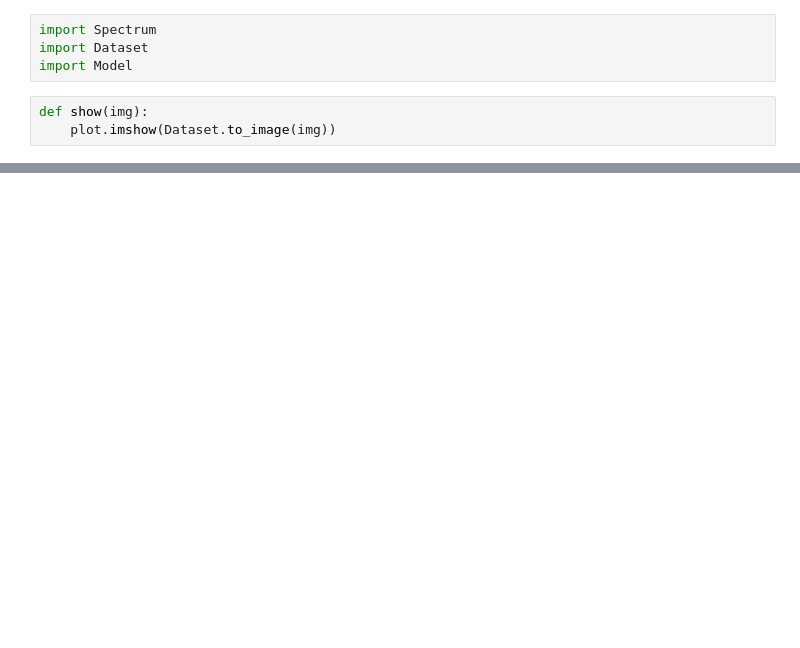
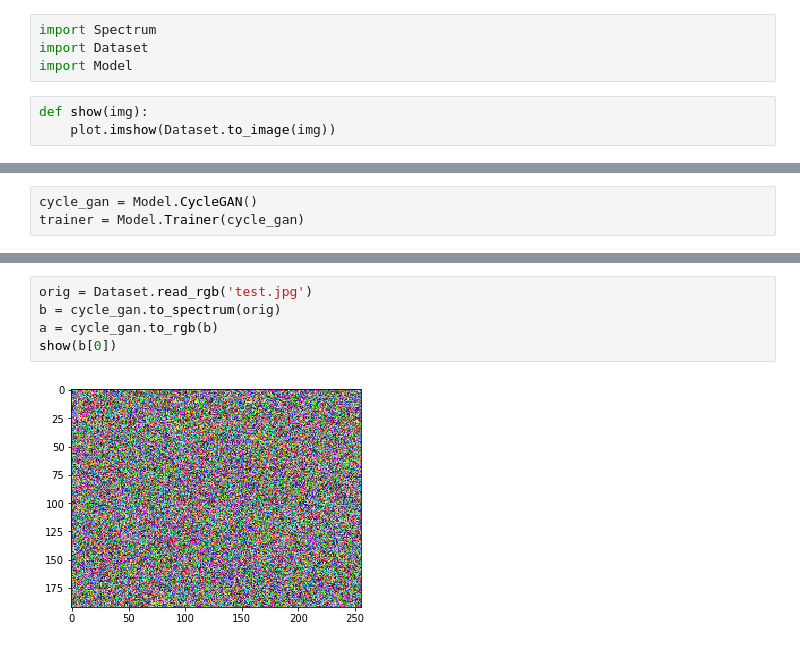
Before and after one commit to meduketto/retrogfx, a Jupyter notebook: Test.ipynb, the cells around one changed output, grey strips where cells are left out. Drawn from its saved outputs; the diff is of its cells as text; blank space fills up the shorter version.

```diff
--- a/Test.ipynb
+++ b/Test.ipynb
@@ -114,0 +16,3 @@ show(gtx[1][0])
+# %%
+cycle_gan = Model.CycleGAN()
+trainer = Model.Trainer(cycle_gan)
@@ -114,0 +42,7 @@ show(gtx[1][0])
+# %%
+orig = Dataset.read_rgb('test.jpg')
+b = cycle_gan.to_spectrum(orig)
+a = cycle_gan.to_rgb(b)
+show(b[0])
+# %% [output]
+[figure, added]
```
Also changed, not shown: parts of 24 cells of this notebook, 1 other file.
